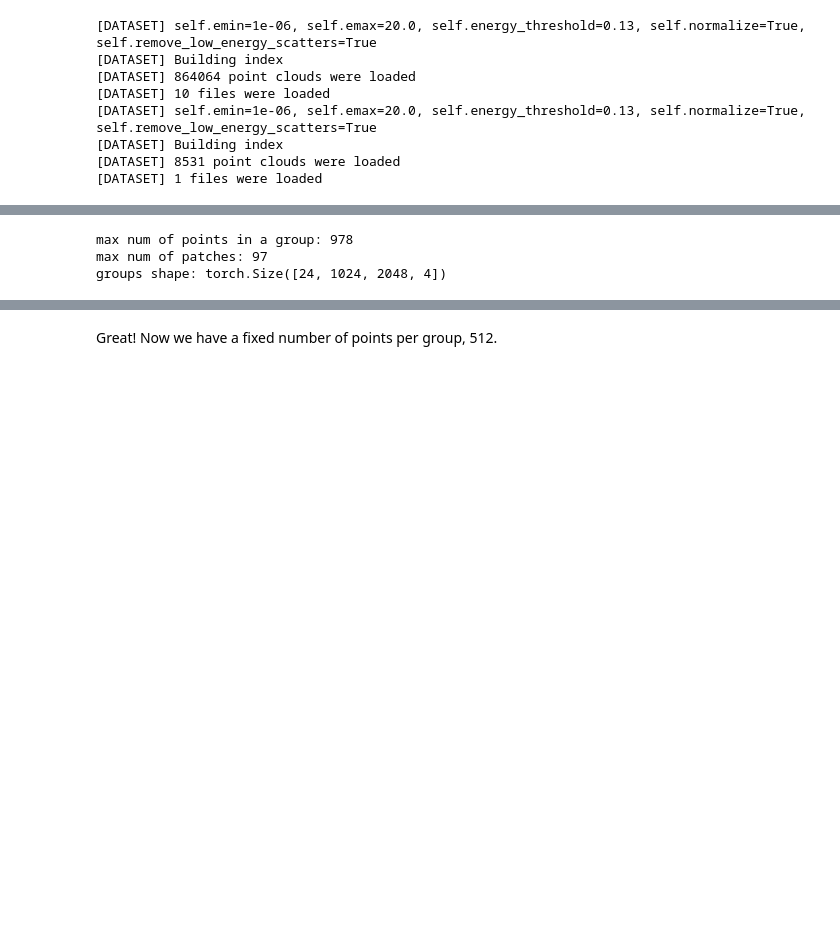
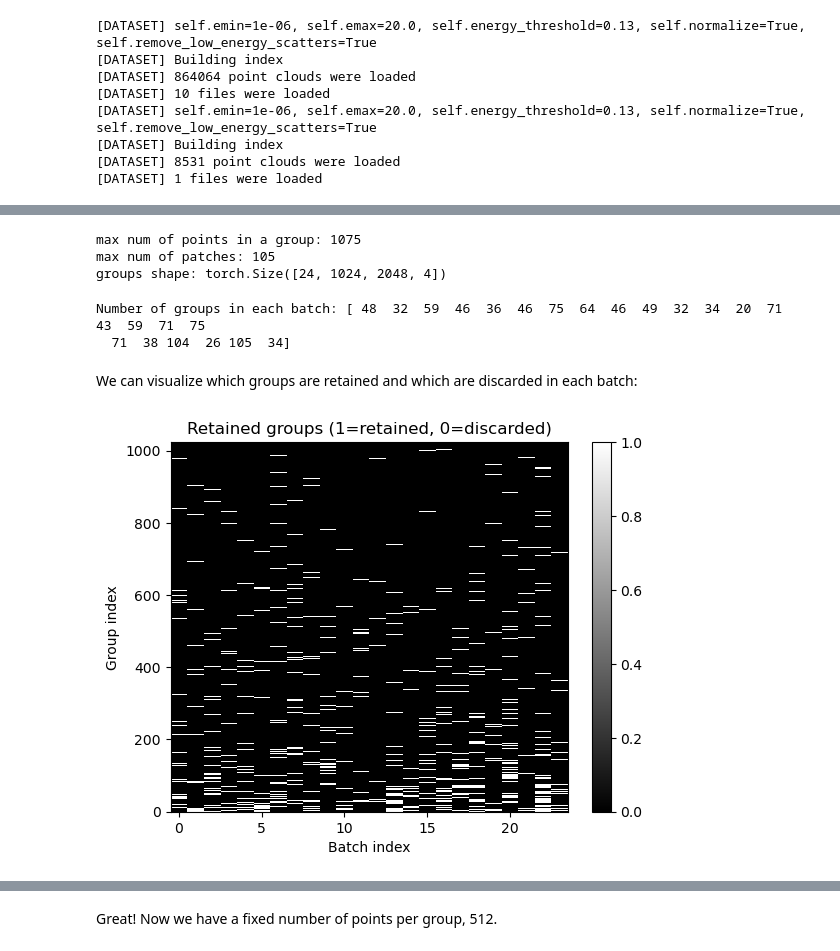
Before and after one commit to youngsm/point2vec, a Jupyter notebook: tutorial/01_tokenization.ipynb, the cells around one changed output, grey strips where cells are left out. Saved outputs shown, nothing was run; the diff lists cells and outputs as text; code cells hidden in the pictures; blank space fills up the shorter version.

```diff
--- a/tutorial/01_tokenization.ipynb
+++ b/tutorial/01_tokenization.ipynb
@@ -199,25 +204,40 @@ plt.show()
 # %%
 # Volumetric grouping
+oversample_fps = True
 
-# 1. oversample group centers using FPS
-group_centers, idx = sample_farthest_points(
-    points,
-    K=1024,                     # 1024 centers instead of 128
-    lengths=lengths,            # tells the function to not consider padded points
-    random_start_point=False,   # start from the first point. usually fine; if set to True incurs a decent performance hit
-)
+# 1. oversample group centers using FPS or just use all points as possible centers
+if oversample_fps:
+    group_centers, idx = sample_farthest_points(
+        points[...,:3],             # important to only consider x,y,z coordinates
+        K=1024,                     # oversample 1024 centers instead of 256
+        lengths=lengths,            # tells the function to not consider padded points
+        random_start_point=False,   # start from the first point. usually fine; if set to True incurs a decent performance hit
+    )
+    cnms_lengths = None
+    K = None
+else:
+    # use all points as possible centers
+    group_centers = points[...,:3]
+    cnms_lengths = lengths
+    K = 512
 
-# 2. run NMS on these spheres such that no two spheres overlap greater than some ratio
+# 2. run NMS on these spheres such that no two spheres overlap greater than some ratio of their diameter
 from cnms import cnms
-retain = cnms(group_centers, overlap_factor=2.0, radius=group_radius) # I find that 2.0 is a good overlap factor
-center_lengths = retain.sum(dim=1)
 
-# # 3. group the points into the remaining spheres using a ball query with the same radius used in step 2
+retain = cnms(group_centers, overlap_factor=0.6, radius=25 / 760, lengths=cnms_lengths, K=K) # I find that 0.6 is a decent overlap factor
+#   reindex group centers to be retained points first, then discarded after so we can use lengths as input to next step
+idx = torch.argsort((~retain).long(), dim=1)  # shape [G, K]
+group_centers = group_centers.gather(dim=1, index=idx.unsqueeze(-1).expand(-1, -1, 3))
+center_lengths = retain.sum(dim=-1)
+# # remove padded group centers (1024 -> max number of groups)
+# group_centers = group_centers[:,:center_lengths.max()]
+
+# 3. group the points into the remaining spheres using a ball query with the same radius used in step 2
 _, idx, _ = ball_query(
     group_centers[:, :, :3].float(),
     points[:, :, :3].float(),
     K=2048,
-    radius=group_radius,
+    radius=25 / 760,
     lengths1=center_lengths,          # give only retained spheres
     lengths2=lengths,
     return_nn=False,
@@ -229,7 +249,23 @@ print('max num of points in a group:', group_point_lengths.max().item())
 print('max num of patches:', center_lengths.max().item())
 print('groups shape:', groups.shape)
 # %% [output]
-max num of points in a group: 978
-max num of patches: 97
+max num of points in a group: 1075
+max num of patches: 105
 groups shape: torch.Size([24, 1024, 2048, 4])
+# %%
+print('Number of groups in each batch:', retain.sum(-1).cpu().numpy())
+# %% [output]
+Number of groups in each batch: [ 48  32  59  46  36  46  75  64  46  49  32  34  20  71  43  59  71  75
+  71  38 104  26 105  34]
+# %% [markdown]
+We can visualize which groups are retained and which are discarded in each batch:
+# %%
+plt.imshow(retain.cpu().numpy().T, aspect='auto', interpolation='none', origin='lower', cmap='gray')
+plt.xlabel('Batch index')
+plt.ylabel('Group index')
+plt.title('Retained groups (1=retained, 0=discarded)')
+plt.colorbar()
+plt.show()
+# %% [output]
+[figure, added]
 # %% [markdown]
```
Also changed, not shown: parts of 18 cells of this notebook.
